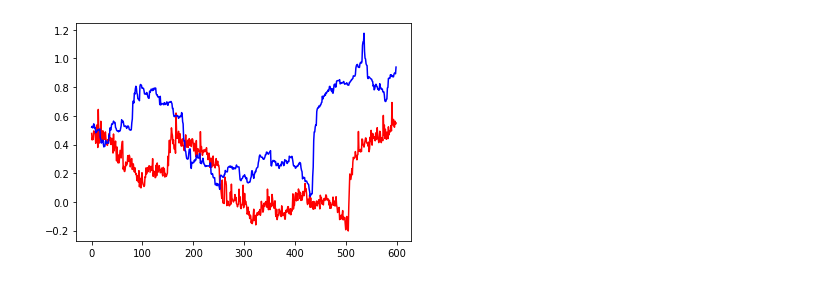
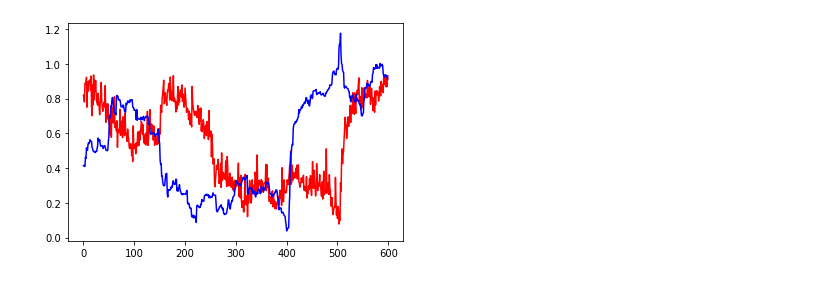
Before and after one commit to sashavoit-zz/volatility-trader, a Jupyter notebook: net.ipynb, the cells around one changed output. Saved outputs shown, nothing was run; the diff lists cells and outputs as text; code cells hidden in the pictures.

```diff
--- a/net.ipynb
+++ b/net.ipynb
@@ -141,15 +169,15 @@ def df_to_tensor(df):
     device = get_device()
     return torch.from_numpy(df.values).float().to(device)
 
-def get_data_single_horizon(file_name, input_dim, horizon, val_ratio=0.01):
+def get_data_single_horizon(file_name, seq_len, horizon, input_fields, output_fields, val_ratio=0.01):
     # Get data from csv
     df = pd.read_csv(file_name)
-    inputs = df_to_tensor(df[['PRICE', 'SIZE', 'vol']])
-    outputs = df_to_tensor(df[['vol']])
+    inputs = df_to_tensor(df[input_fields])
+    outputs = df_to_tensor(df[output_fields])
 
-    # Group input_dim concecutive input points together, and horizon concecutive output vectors together
-    inputs = torch.stack([inputs[i:i - input_dim - horizon] for i in range(input_dim)], dim = 1)
-    outputs = outputs[input_dim + horizon:]
+    # Group seq_len concecutive input points together, and horizon concecutive output vectors together
+    inputs = torch.stack([inputs[i:i - seq_len - horizon] for i in range(seq_len)], dim = 1)
+    outputs = outputs[seq_len + horizon:]
 
     assert len(inputs) == len(outputs), f"Input and output arrays have different lengths: {len(inputs)} \= {len(outputs)}"
 
@@ -230,5 +277,8 @@ def train(model, opts, train_x, train_y, val_x, val_y):
 # %%
-input_dim=300
+## Setting some params
+model=None
+seq_len=300
 horizon=50
-model=VolForecastSingleHorizon(input_size=3, horizon=horizon)
-train_x, train_y, val_x, val_y = get_data_single_horizon('5sec_intervals_no_na_normed.csv', input_dim=input_dim, horizon=horizon, val_ratio=0.01)
+
+input_fields = ['PRICE', 'SIZE', 'vol']
+output_fields = ['vol']
@@ -239,0 +285,3 @@ Validation output dimension: torch.Size([5772, 1])
+# %%
+train_x, train_y, val_x, val_y = get_data_single_horizon('5sec_intervals_no_na_normed.csv', seq_len=seq_len, horizon=horizon,
+                                                         input_fields=input_fields, output_fields=output_fields, val_ratio=0.01)
@@ -240 +293,3 @@ Validation output dimension: torch.Size([5772, 1])
+# %%
+model=VolForecast(input_size=len(input_fields), seq_len=seq_len, horizon=horizon)
 # %%
@@ -271,7 +329,11 @@ def plot_model_performance_single_horizon(model, x, y, num_samples, horizon):
 # %%
-# MODEL PERFORMANCE - TEST PART
-plot_model_performance_single_horizon(model, train_x, train_y, num_samples=600, horizon=20)
+# MODEL PERFORMANCE - TRAINING PART
+if not model:
+  model=VolForecast(input_size=len(input_fields), seq_len=seq_len, horizon=horizon)
+  model.load_state_dict(torch.load('./model'))
+
+plot_model_performance_single_horizon(model, train_x, train_y, num_samples=600, horizon=horizon)
 # %% [output]
-[figure, old version]
+[figure, new version]
 # %%
 # MODEL'S PERFORMANCE - VALIDATION PART
```
Also changed, not shown: parts of 10 cells of this notebook.
